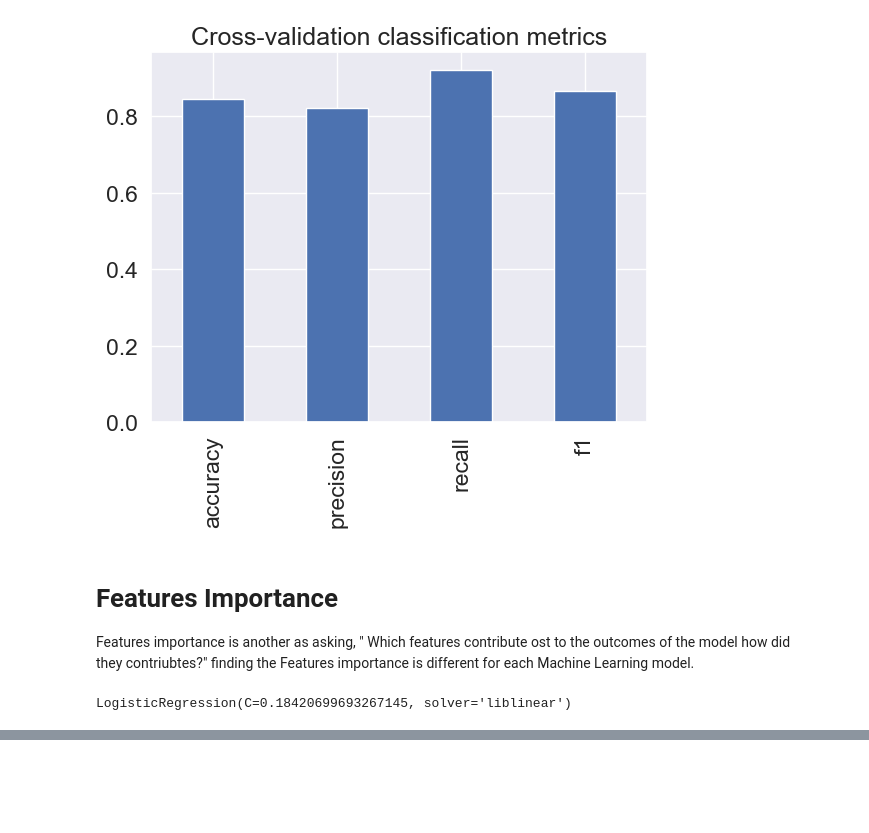
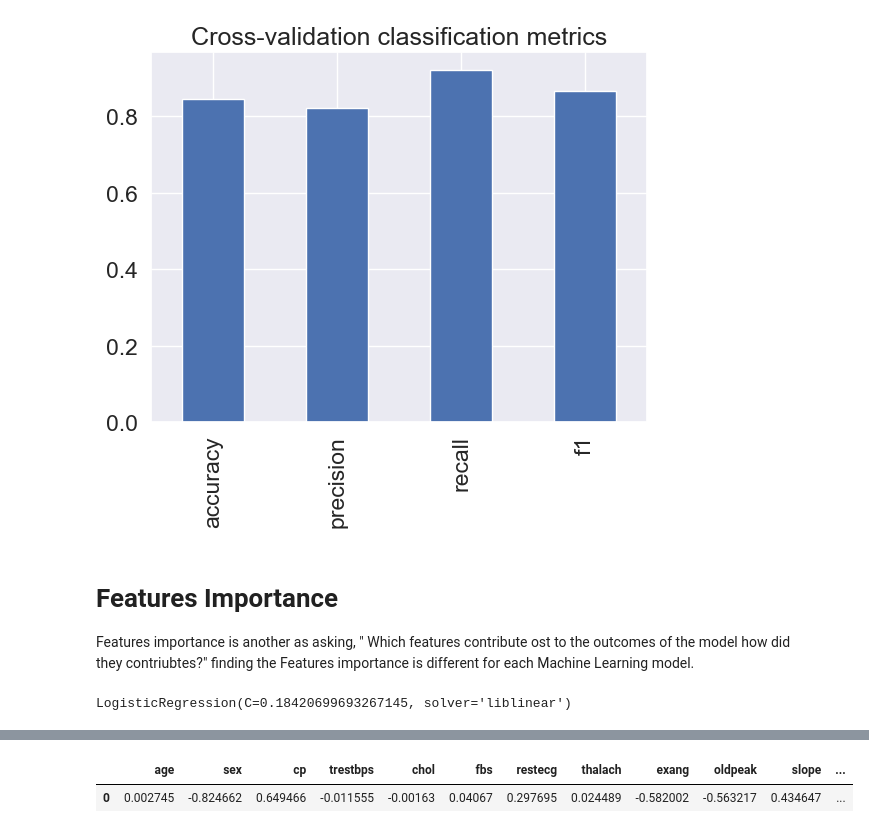
Before and after one commit to Abhi-pacific/Machine-learning-course, a Jupyter notebook: heart disease project/end_to_end_heart_disease.ipynb, the cells around one changed output, grey strips where cells are left out. Cells and saved outputs as stored; diff of their text form; code cells hidden in the pictures; blank space fills up the shorter version.

```diff
--- a/heart disease project/end_to_end_heart_disease.ipynb
+++ b/heart disease project/end_to_end_heart_disease.ipynb
@@ -746,0 +827,8 @@ LogisticRegression(C=0.18420699693267145, solver='liblinear')
+# %%
+# Visalizing the features importance
+
+feature_df = pd.DataFrame(features_dict,index=[0])
+feature_df
+# %% [output]
+|  | age | sex | cp | trestbps | chol | fbs | restecg | thalach | exang | oldpeak | slope | ... |
+| 0 | 0.002745 | -0.824662 | 0.649466 | -0.011555 | -0.00163 | 0.04067 | 0.297695 | 0.024489 | -0.582002 | -0.563217 | 0.434647 | ... |
```
Also changed, not shown: parts of 8 cells of this notebook.
